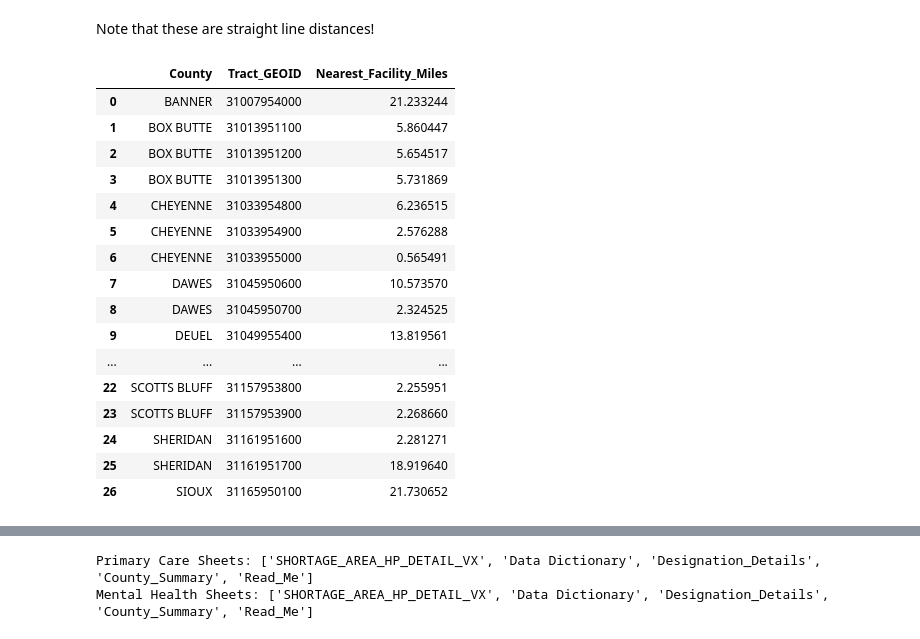
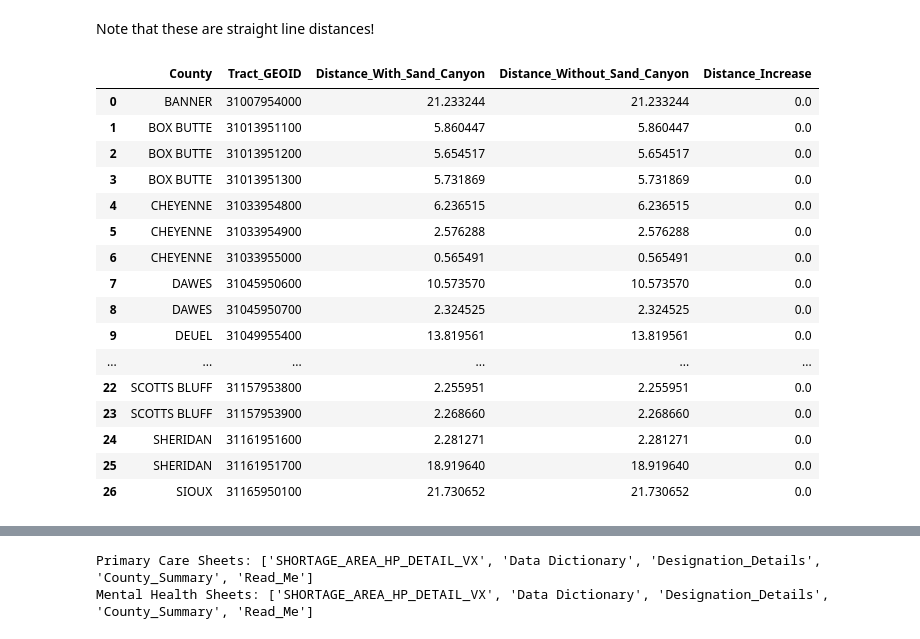
Before and after one commit to sck2189985/sand-canyon-project, a Jupyter notebook: Distance_calc_code.ipynb, the cells around one changed output, grey strips where cells are left out. Saved outputs shown, nothing was run; the diff lists cells and outputs as text; code cells hidden in the pictures.

Commit message:
Fixed final project data issue

```diff
--- a/Distance_calc_code.ipynb
+++ b/Distance_calc_code.ipynb
@@ -24,56 +24,86 @@ Index(['Facility_Name', 'County', 'City', 'Address', 'Longitude', 'Latitude',
 # %% [markdown]
 Note that these are straight line distances!
 # %%
+
 import numpy as np
 from math import radians, sin, cos, sqrt, atan2
 
 # calculate distance between two locations in miles
 def calculate_distance(lat1, lon1, lat2, lon2):
     lat1, lon1, lat2, lon2 = map(radians, [lat1, lon1, lat2, lon2])
 
     dlat = lat2 - lat1
     dlon = lon2 - lon1
 
     a = sin(dlat/2)**2 + cos(lat1) * cos(lat2) * sin(dlon/2)**2
     c = 2 * atan2(sqrt(a), sqrt(1-a))
 
     return 3958.8 * c
 
+# create a facility list without Sand Canyon
+facilities_without = facilities[
+    facilities["Facility_Name"] != "Sand Canyon Health Center"]
+
 # find the nearest facility for each tract
-nearest_distances = []
+nearest_with = []
+nearest_without = []
 
 for i, tract in tracts.iterrows():
-    distances = []
+    distances_with = []
+    distances_without = []
 
+    # distances with Sand Canyon
     for j, facility in facilities.iterrows():
         distance = calculate_distance(
             tract["Latitude"],
             tract["Longitude"],
             facility["Latitude"],
             facility["Longitude"])
-        distances.append(distance)
+        distances_with.append(distance)
 
-    nearest_distances.append(min(distances))
+    # distances without Sand Canyon
+    for j, facility in facilities_without.iterrows():
+        distance = calculate_distance(
+            tract["Latitude"],
+            tract["Longitude"],
+            facility["Latitude"],
+            facility["Longitude"])
+        distances_without.append(distance)
 
-tracts["Nearest_Facility_Miles"] = nearest_distances
-display(tracts[["County", "Tract_GEOID", "Nearest_Facility_Miles"]])
+    nearest_with.append(min(distances_with))
+    nearest_without.append(min(distances_without))
+
+# add distances to the tract data
+tracts["Distance_With_Sand_Canyon"] = nearest_with
+tracts["Distance_Without_Sand_Canyon"] = nearest_without
+
+# calculate the difference between scenarios
+tracts["Distance_Increase"] = (
+    tracts["Distance_Without_Sand_Canyon"] - tracts["Distance_With_Sand_Canyon"])
+
+display(tracts[[
+    "County",
+    "Tract_GEOID",
+    "Distance_With_Sand_Canyon",
+    "Distance_Without_Sand_Canyon",
+    "Distance_Increase"]])
 # %% [output]
-|  | County | Tract_GEOID | Nearest_Facility_Miles |
-| 0 | BANNER | 31007954000 | 21.233244 |
-| 1 | BOX BUTTE | 31013951100 | 5.860447 |
-| 2 | BOX BUTTE | 31013951200 | 5.654517 |
-| 3 | BOX BUTTE | 31013951300 | 5.731869 |
-| 4 | CHEYENNE | 31033954800 | 6.236515 |
-| 5 | CHEYENNE | 31033954900 | 2.576288 |
-| 6 | CHEYENNE | 31033955000 | 0.565491 |
-| 7 | DAWES | 31045950600 | 10.573570 |
-| 8 | DAWES | 31045950700 | 2.324525 |
-| 9 | DEUEL | 31049955400 | 13.819561 |
-| ... | ... | ... | ... |
-| 22 | SCOTTS BLUFF | 31157953800 | 2.255951 |
-| 23 | SCOTTS BLUFF | 31157953900 | 2.268660 |
-| 24 | SHERIDAN | 31161951600 | 2.281271 |
-| 25 | SHERIDAN | 31161951700 | 18.919640 |
-| 26 | SIOUX | 31165950100 | 21.730652 |
+|  | County | Tract_GEOID | Distance_With_Sand_Canyon | Distance_Without_Sand_Canyon | Distance_Increase |
+| 0 | BANNER | 31007954000 | 21.233244 | 21.233244 | 0.0 |
+| 1 | BOX BUTTE | 31013951100 | 5.860447 | 5.860447 | 0.0 |
+| 2 | BOX BUTTE | 31013951200 | 5.654517 | 5.654517 | 0.0 |
+| 3 | BOX BUTTE | 31013951300 | 5.731869 | 5.731869 | 0.0 |
+| 4 | CHEYENNE | 31033954800 | 6.236515 | 6.236515 | 0.0 |
+| 5 | CHEYENNE | 31033954900 | 2.576288 | 2.576288 | 0.0 |
+| 6 | CHEYENNE | 31033955000 | 0.565491 | 0.565491 | 0.0 |
+| 7 | DAWES | 31045950600 | 10.573570 | 10.573570 | 0.0 |
+| 8 | DAWES | 31045950700 | 2.324525 | 2.324525 | 0.0 |
+| 9 | DEUEL | 31049955400 | 13.819561 | 13.819561 | 0.0 |
+| ... | ... | ... | ... | ... | ... |
+| 22 | SCOTTS BLUFF | 31157953800 | 2.255951 | 2.255951 | 0.0 |
+| 23 | SCOTTS BLUFF | 31157953900 | 2.268660 | 2.268660 | 0.0 |
+| 24 | SHERIDAN | 31161951600 | 2.281271 | 2.281271 | 0.0 |
+| 25 | SHERIDAN | 31161951700 | 18.919640 | 18.919640 | 0.0 |
+| 26 | SIOUX | 31165950100 | 21.730652 | 21.730652 | 0.0 |
 # %%
 tracts.to_csv("Agg Data FINAL/Panhandle_Tract_Facility_Distances.csv",index=False)
```
Also changed, not shown: parts of 8 cells of this notebook, 7 other files.
